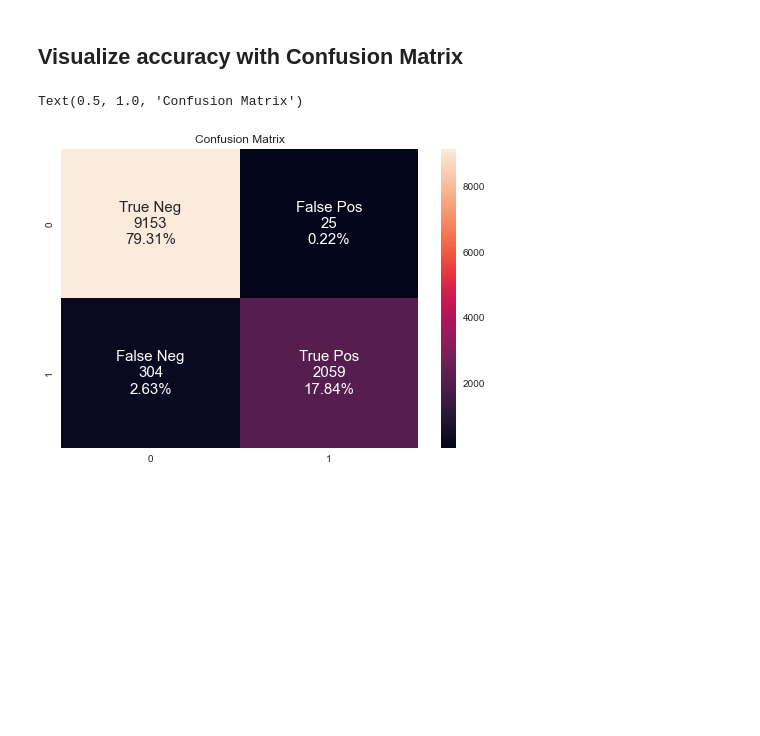
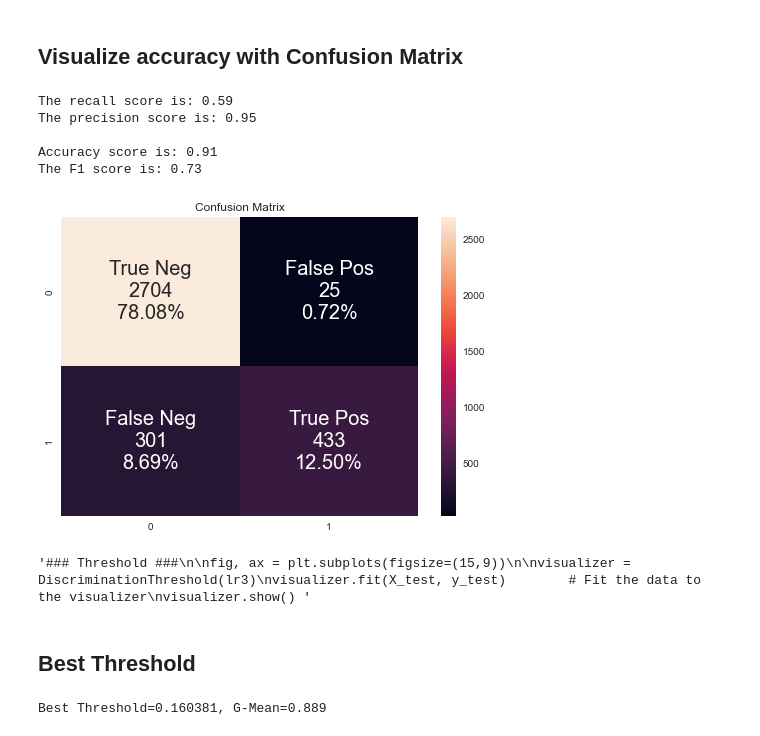
Before and after one commit to KierraDangerfield/Springboard, a Jupyter notebook: Capstone 3 Airline Sentiment Analysis/Notebooks/3 Sentiment Analysis Modeling.ipynb, the cells around one changed output. Cells and saved outputs as stored; diff of their text form; code cells hidden in the pictures; blank space fills up the shorter version.

```diff
--- a/Capstone 3 Airline Sentiment Analysis/Notebooks/3 Sentiment Analysis Modeling.ipynb
+++ b/Capstone 3 Airline Sentiment Analysis/Notebooks/3 Sentiment Analysis Modeling.ipynb
@@ -582,22 +576,53 @@ weighted avg       0.91      0.91      0.90      3463
 # %% [markdown]
 ## Visualize accuracy with Confusion Matrix <a class="anchor" id="cm"></a>
-# %%
-### Get Confusion Matrix ###
-y_pred = lr3.predict(X)
-cm = confusion_matrix(y, y_pred)
-
-### Visualize Confusion Matrix ###
-groupNames = ["True Neg", "False Pos", "False Neg", "True Pos"]
-groupCount = ["{0:0.0f}".format(value) for value in
-                cm.flatten()]
-groupPercent = ["{0:.2%}".format(value) for value in
-                     cm.flatten()/np.sum(cm)]
-labels = [f"{v1}\n{v2}\n{v3}" for v1, v2, v3 in
-          zip(groupNames,groupCount,groupPercent)]
-labels = np.asarray(labels).reshape(2,2)
-
-sns.heatmap(cm, annot=labels, fmt='', cmap='rocket', annot_kws={"fontsize":15})
-plt.title("Confusion Matrix")
-# %% [output]
-Text(0.5, 1.0, 'Confusion Matrix')
-[figure, removed]
+# %%
+### Get Confusion Matrix ###
+y_pred = lr3.predict(X_test)
+cm = confusion_matrix(y_test, y_pred)
+
+### Visualize Confusion Matrix ###
+groupNames = ["True Neg", "False Pos", "False Neg", "True Pos"]
+groupCount = ["{0:0.0f}".format(value) for value in
+                cm.flatten()]
+groupPercent = ["{0:.2%}".format(value) for value in
+                     cm.flatten()/np.sum(cm)]
+labels = [f"{v1}\n{v2}\n{v3}" for v1, v2, v3 in
+          zip(groupNames,groupCount,groupPercent)]
+labels = np.asarray(labels).reshape(2,2)
+
+sns.heatmap(cm, annot=labels, fmt='', cmap='rocket', annot_kws={"fontsize":20})
+plt.title("Confusion Matrix")
+
+print("The recall score is: %.2f" % recall_score( y_test, y_pred))
+print("The precision score is: %.2f" % precision_score( y_test, y_pred),"\n")
+print("Accuracy score is: %.2f" % accuracy_score( y_test, y_pred))
+print("The F1 score is: %.2f" % f1_score( y_test, y_pred))
+# %% [output]
+The recall score is: 0.59
+The precision score is: 0.95
+
+Accuracy score is: 0.91
+The F1 score is: 0.73
+[figure, added]
+# %%
+"""### Threshold ###
+
+fig, ax = plt.subplots(figsize=(15,9))
+
+visualizer = DiscriminationThreshold(lr3)
+visualizer.fit(X_test, y_test)        # Fit the data to the visualizer
+visualizer.show() """
+# %% [output]
+'### Threshold ###\n\nfig, ax = plt.subplots(figsize=(15,9))\n\nvisualizer = DiscriminationThreshold(lr3)\nvisualizer.fit(X_test, y_test)        # Fit the data to the visualizer\nvisualizer.show() '
+# %% [markdown]
+## Best Threshold
+# %%
+### GET THE BEST THRESHOLD ###
+
+### calculate the g-mean for each threshold ###
+gmeans = np.sqrt(lr_tpr * (1-lr_fpr))
+
+ix = np.argmax(gmeans)
+print('Best Threshold=%f, G-Mean=%.3f' % (lr_thresholds[ix], gmeans[ix]))
+# %% [output]
+Best Threshold=0.160381, G-Mean=0.889
```
Also changed, not shown: parts of 28 cells of this notebook.
